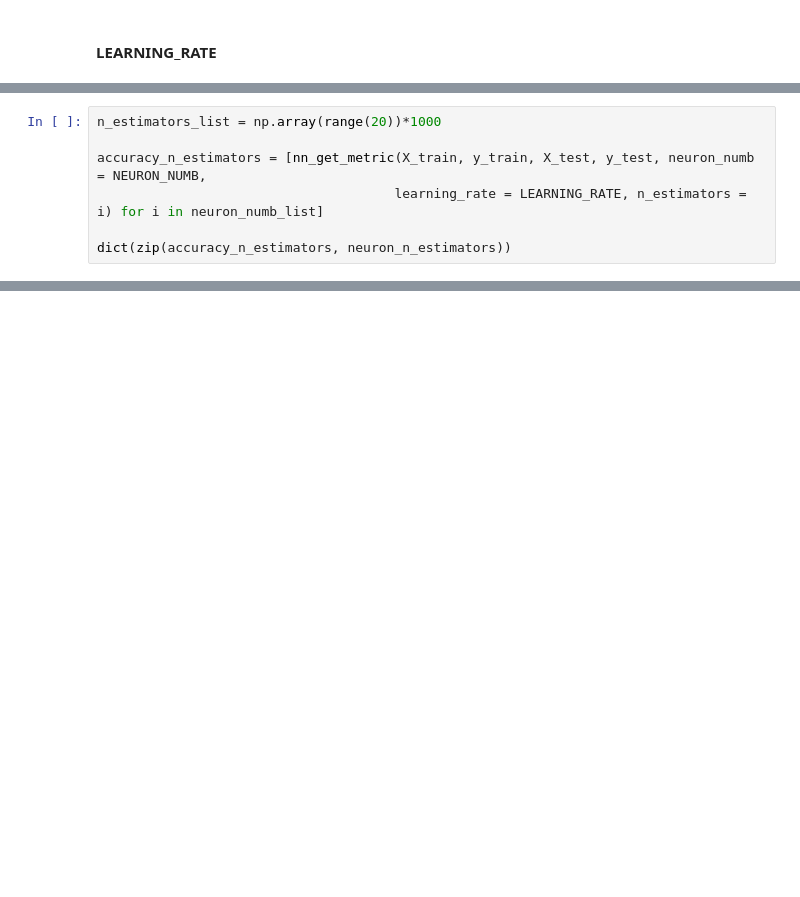
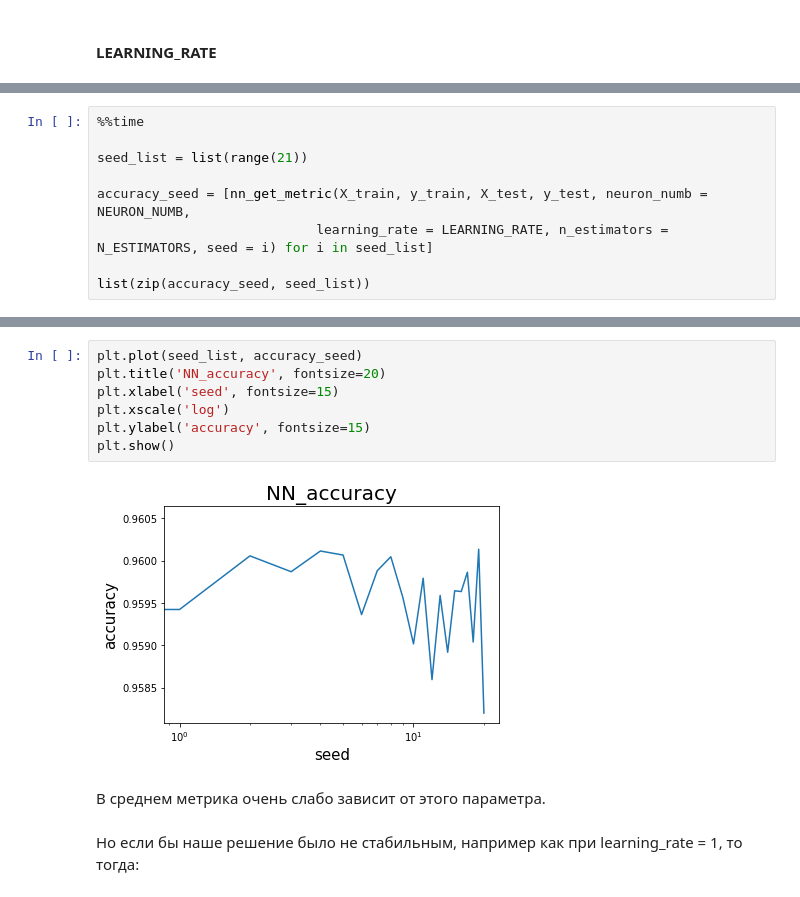
Before and after one commit to FKz11/Neural_Network, a Jupyter notebook: lesson-1.ipynb, the cells around one changed output, grey strips where cells are left out. Cells and saved outputs as stored; diff of their text form; blank space fills up the shorter version.

```diff
--- a/lesson-1.ipynb
+++ b/lesson-1.ipynb
@@ -277,7 +326,9 @@ plt.show()
 # %%
-n_estimators_list = np.array(range(20))*1000
+%%time
 
-accuracy_n_estimators = [nn_get_metric(X_train, y_train, X_test, y_test, neuron_numb = NEURON_NUMB,
-                                      learning_rate = LEARNING_RATE, n_estimators = i) for i in neuron_numb_list]
+seed_list = list(range(21))
 
-dict(zip(accuracy_n_estimators, neuron_n_estimators))
+accuracy_seed = [nn_get_metric(X_train, y_train, X_test, y_test, neuron_numb = NEURON_NUMB,
+                            learning_rate = LEARNING_RATE, n_estimators = N_ESTIMATORS, seed = i) for i in seed_list]
+
+list(zip(accuracy_seed, seed_list))
@@ -283,0 +354,13 @@ dict(zip(accuracy_n_estimators, neuron_n_estimators))
+# %%
+plt.plot(seed_list, accuracy_seed)
+plt.title('NN_accuracy', fontsize=20)
+plt.xlabel('seed', fontsize=15)
+plt.xscale('log')
+plt.ylabel('accuracy', fontsize=15)
+plt.show()
+# %% [output]
+[figure, added]
+# %% [markdown]
+В среднем метрика очень слабо зависит от этого параметра.
+# %% [markdown]
+Но если бы наше решение было не стабильным, например как при learning_rate = 1, то тогда:
```
Also changed, not shown: parts of 41 cells of this notebook.
